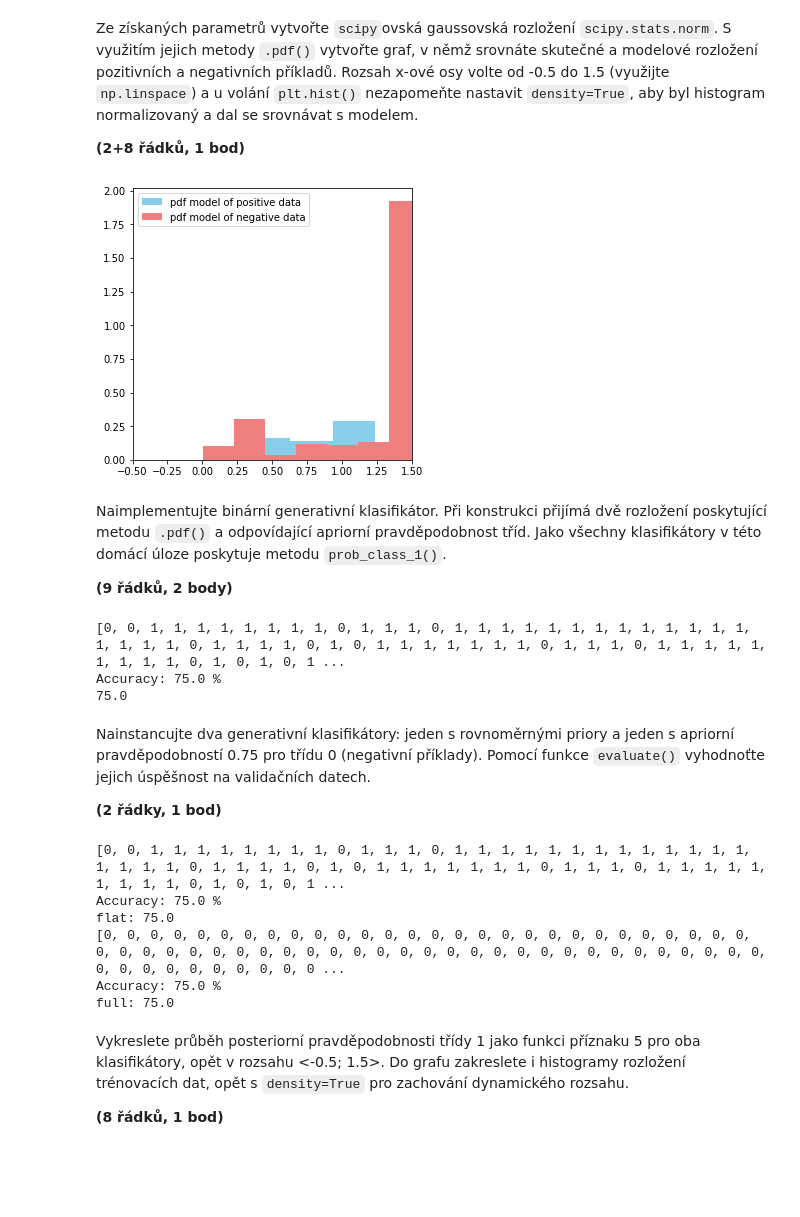
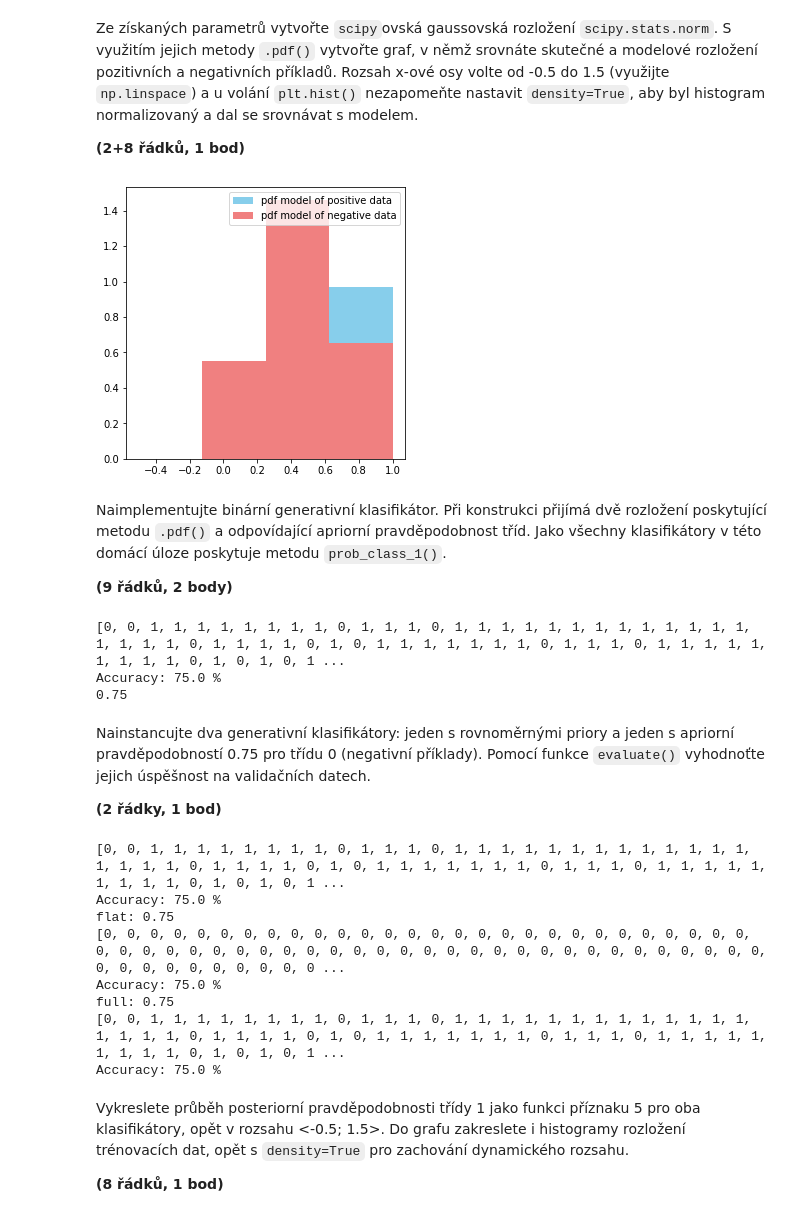
Before and after one commit to kateriska/6.-semestr-FIT, a Jupyter notebook: SUI/du/zadani.ipynb, the cells around one changed output. Drawn from its saved outputs; the diff is of its cells as text; code cells hidden in the pictures; blank space fills up the shorter version.

```diff
--- a/SUI/du/zadani.ipynb
+++ b/SUI/du/zadani.ipynb
@@ -190,18 +190,18 @@ Rozsah x-ové osy volte od -0.5 do 1.5 (využijte `np.linspace`) a u volání `p
 # %%
 def plotPdf(poss, negs, poss_features, negs_features):
     p_poss = scipy.stats.norm.pdf(poss, poss_features[0], poss_features[1])
     p_negs = scipy.stats.norm.pdf(negs, negs_features[0], negs_features[1])
 
     figure = plt.figure(figsize=(5, 5))
     graph_plot = figure.add_subplot(1,1,1)
-    graph_plot.hist(p_poss, density=True, color = "skyblue", label="pdf model of positive data")
-    graph_plot.hist(p_negs, density=True, color = "lightcoral", label="pdf model of negative data")
+    graph_plot.hist(p_poss,bins=np.linspace(-0.5,1,5), density=True, color = "skyblue", label="pdf model of positive data")
+    graph_plot.hist(p_negs,bins=np.linspace(-0.5,1,5), density=True, color = "lightcoral", label="pdf model of negative data")
     graph_plot.legend(prop={'size': 10})
-    graph_plot.set_xlim([-0.5,1.5])
+    #graph_plot.set_xlim([-0.5,1.5])
 
 plotPdf(train_dataset.pos[:, FOI], train_dataset.neg[:, FOI], pos_features_pdf, neg_features_pdf)
 # %% [output]
-[figure, old version]
+[figure, new version]
 # %% [markdown]
 Naimplementujte binární generativní klasifikátor.
 Při konstrukci přijímá dvě rozložení poskytující metodu `.pdf()` a odpovídající apriorní pravděpodobnost tříd.
@@ -210,8 +210,8 @@ Jako všechny klasifikátory v této domácí úloze poskytuje metodu `prob_clas
 **(9 řádků, 2 body)**
 # %%
 def evaluate(classifier, poss_features, negs_features, val_dataset, targets):
-    accuracy = classifier.prob_class_1(poss_features, negs_features, val_dataset, targets)
-    return accuracy
+    results = classifier.prob_class_1(poss_features, negs_features, val_dataset, targets)
+    return results
 
 
 class BinaryClassifier:
@@ -220,6 +220,7 @@ class BinaryClassifier:
 
     def prob_class_1(self, poss_features, negs_features, val_dataset, targets):
         predicted_classes = list()
+        results = list()
         for x in val_dataset:
             #x_float = float(x)
             if (self.class_type == "normal"):
@@ -242,18 +243,21 @@ class BinaryClassifier:
         matches = np.where(predicted_class==targets)
         #print(matches)
         #print(np.shape(matches))
-        accuracy = (np.shape(matches)[1] / np.shape(targets)[0]) * 100
-        print("Accuracy: " + str(accuracy) + " %")
+        accuracy = (np.shape(matches)[1] / np.shape(targets)[0])
+        accuracy_percent = accuracy * 100
+        print("Accuracy: " + str(accuracy_percent) + " %")
+        results.append(predicted_classes)
+        results.append(accuracy)
 
-        return accuracy
+        return results
 
 classifier = BinaryClassifier("normal")
-accuracy = evaluate(classifier, pos_features_pdf, neg_features_pdf, val_dataset.xs[:, FOI], val_dataset.targets)
+accuracy = evaluate(classifier, pos_features_pdf, neg_features_pdf, val_dataset.xs[:, FOI], val_dataset.targets)[1]
 print(accuracy)
 # %% [output]
 [0, 0, 1, 1, 1, 1, 1, 1, 1, 1, 0, 1, 1, 1, 0, 1, 1, 1, 1, 1, 1, 1, 1, 1, 1, 1, 1, 1, 1, 1, 1, 1, 0, 1, 1, 1, 1, 0, 1, 0, 1, 1, 1, 1, 1, 1, 1, 0, 1, 1, 1, 0, 1, 1, 1, 1, 1, 1, 1, 1, 1, 0, 1, 0, 1, 0, 1 ...
 Accuracy: 75.0 %
-75.0
+0.75
 # %% [markdown]
 Nainstancujte dva generativní klasifikátory: jeden s rovnoměrnými priory a jeden s apriorní pravděpodobností 0.75 pro třídu 0 (negativní příklady).
 Pomocí funkce `evaluate()` vyhodnoťte jejich úspěšnost na validačních datech.
@@ -266,15 +270,19 @@ classifier_full_prior = None
 classifier_flat_prior = BinaryClassifier("normal")
 classifier_full_prior = BinaryClassifier("aprior")
 
-print('flat:', evaluate(classifier_flat_prior, pos_features_pdf, neg_features_pdf, val_dataset.xs[:, FOI], val_dataset.targets))
-print('full:', evaluate(classifier_full_prior, pos_features_pdf, neg_features_pdf, val_dataset.xs[:, FOI], val_dataset.targets))
+print('flat:', evaluate(classifier_flat_prior, pos_features_pdf, neg_features_pdf, val_dataset.xs[:, FOI], val_dataset.targets)[1])
+print('full:', evaluate(classifier_full_prior, pos_features_pdf, neg_features_pdf, val_dataset.xs[:, FOI], val_dataset.targets)[1])
+
+flat_prior_predictions = evaluate(classifier_flat_prior, pos_features_pdf, neg_features_pdf, val_dataset.xs[:, FOI], val_dataset.targets)[0]
 # %% [output]
 [0, 0, 1, 1, 1, 1, 1, 1, 1, 1, 0, 1, 1, 1, 0, 1, 1, 1, 1, 1, 1, 1, 1, 1, 1, 1, 1, 1, 1, 1, 1, 1, 0, 1, 1, 1, 1, 0, 1, 0, 1, 1, 1, 1, 1, 1, 1, 0, 1, 1, 1, 0, 1, 1, 1, 1, 1, 1, 1, 1, 1, 0, 1, 0, 1, 0, 1 ...
 Accuracy: 75.0 %
-flat: 75.0
+flat: 0.75
 [0, 0, 0, 0, 0, 0, 0, 0, 0, 0, 0, 0, 0, 0, 0, 0, 0, 0, 0, 0, 0, 0, 0, 0, 0, 0, 0, 0, 0, 0, 0, 0, 0, 0, 0, 0, 0, 0, 0, 0, 0, 0, 0, 0, 0, 0, 0, 0, 0, 0, 0, 0, 0, 0, 0, 0, 0, 0, 0, 0, 0, 0, 0, 0, 0, 0, 0 ...
 Accuracy: 75.0 %
-full: 75.0
+full: 0.75
+[0, 0, 1, 1, 1, 1, 1, 1, 1, 1, 0, 1, 1, 1, 0, 1, 1, 1, 1, 1, 1, 1, 1, 1, 1, 1, 1, 1, 1, 1, 1, 1, 0, 1, 1, 1, 1, 0, 1, 0, 1, 1, 1, 1, 1, 1, 1, 0, 1, 1, 1, 0, 1, 1, 1, 1, 1, 1, 1, 1, 1, 0, 1, 0, 1, 0, 1 ...
+Accuracy: 75.0 %
 # %% [markdown]
 Vykreslete průběh posteriorní pravděpodobnosti třídy 1 jako funkci příznaku 5 pro oba klasifikátory, opět v rozsahu <-0.5; 1.5>.
 Do grafu zakreslete i histogramy rozložení trénovacích dat, opět s `density=True` pro zachování dynamického rozsahu.
```
Also changed, not shown: parts of 2 cells of this notebook.
